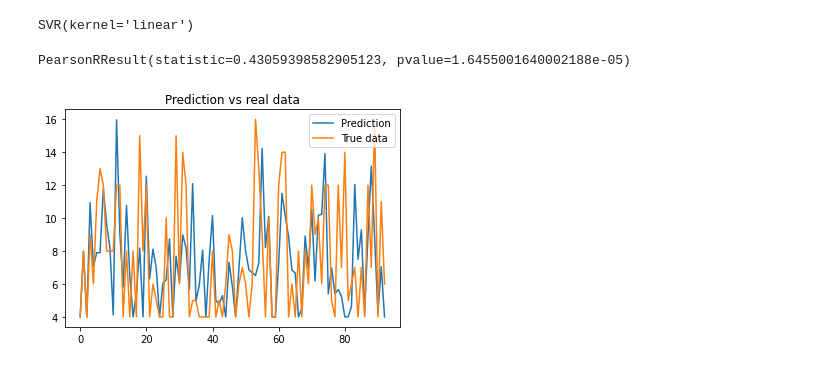
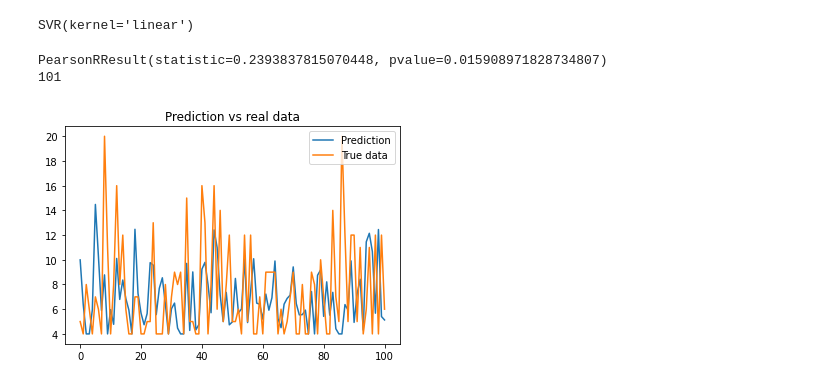
Before and after one commit to agatumm420/NLP_GamingAdd, a Jupyter notebook: analysis/NLP_num_v2.ipynb, the cells around one changed output. Saved outputs shown, nothing was run; the diff lists cells and outputs as text; code cells hidden in the pictures.

```diff
--- a/analysis/NLP_num_v2.ipynb
+++ b/analysis/NLP_num_v2.ipynb
@@ -119,6 +122,6 @@ Y_COLUMN = 'GDT_score'
 # %%
 from sklearn.model_selection import train_test_split
+from opening_data import choose_data
 
-cleaned_df = df[~df[X_1_COLUMN].isna()]
-working_df = cleaned_df.filter([X_2_COLUMN, X_1_COLUMN, X_3_COLUMN, Y_COLUMN])
-df_train, df_test = train_test_split(working_df, test_size = 0.2, random_state=23)
+df = choose_data(X_arguments, Y)
+df_train, df_test = train_test_split(df, test_size = 0.2, random_state=23)
@@ -149,25 +140,35 @@ all_test_x = np.hstack((tokenized_test_x, reshaped_x_2_test, reshaped_x_3_test))
+# %%
+test_x_1 = bert_transformer.transform(df_test[X_1])
+# test_x_2 = [[item] for item in df_test[X_2]]
+# test_x_3 = df_test[X_3]
+
+# test_x = np.hstack((test_x_1, test_x_2, test_x_3))
+
+test_x = test_x_1
+test_y = df_test[Y]
 # %%
 from sklearn import svm
 vector_regression = svm.SVR(kernel='linear')
-vector_regression.fit(all_train_x, Y_train)
+vector_regression.fit(train_x, train_y)
 # %% [output]
 SVR(kernel='linear')
 # %%
-result = vector_regression.predict(all_test_x)
+result = vector_regression.predict(test_x)
 # %%
 from scipy import stats
 
 result = [item if item >= 4 else 4 for item in result]
-print(stats.pearsonr(result, Y_test))
+print(stats.pearsonr(result, test_y))
 # %% [output]
-PearsonRResult(statistic=0.43059398582905123, pvalue=1.6455001640002188e-05)
+PearsonRResult(statistic=0.2393837815070448, pvalue=0.015908971828734807)
+101
 # %%
 import matplotlib.pyplot as plt
 
 plt.plot(range(len(result)), result, label="Prediction")
-plt.plot(range(len(Y_test)), Y_test, label='True data')
+plt.plot(range(len(test_y)), test_y, label='True data')
 plt.legend(loc='upper right')
 plt.title('Prediction vs real data')
 plt.show()
 # %% [output]
-[figure, old version]
+[figure, new version]
```
Also changed, not shown: parts of 14 cells of this notebook, 1 other file.
